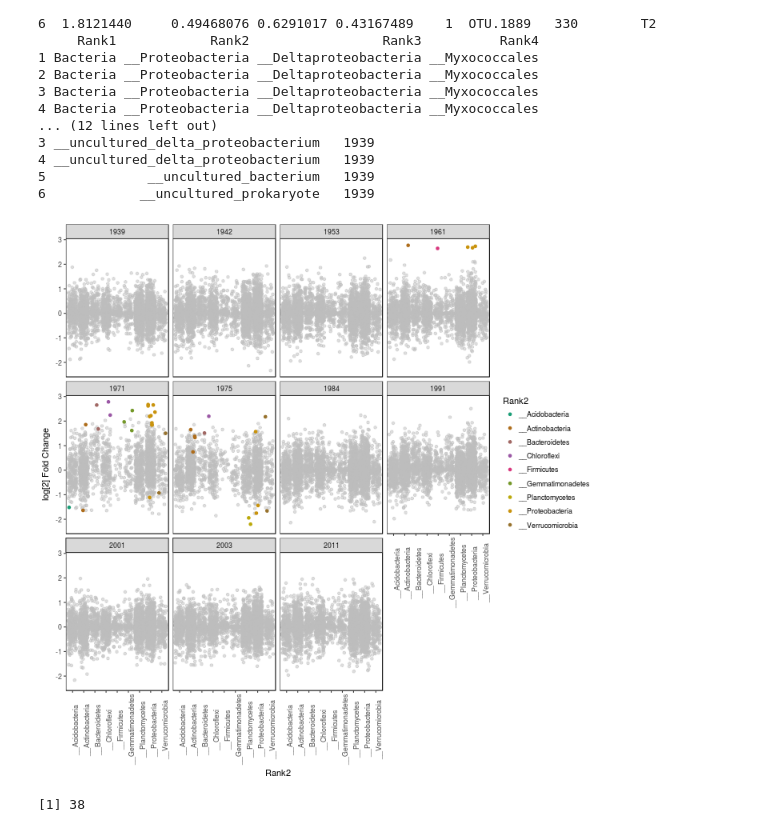
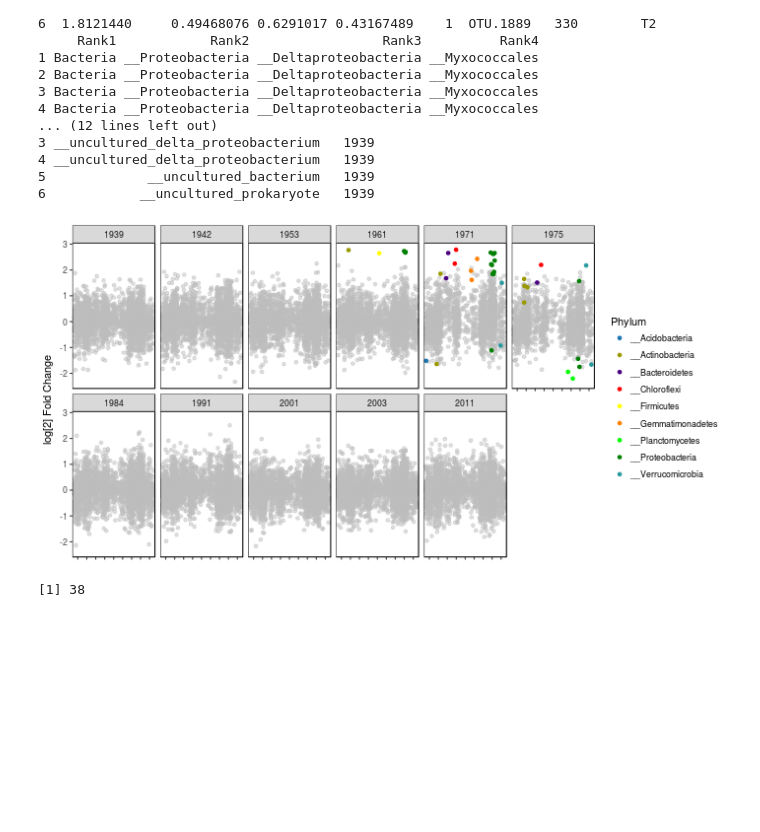
Before and after one commit to bdemmett/ERAhybrids, a Jupyter notebook: notebooks/DifferentialAbundance-1936vsHybrid.ipynb, the cells around one changed output. Cells and saved outputs as stored; diff of their text form; code cells hidden in the pictures; blank space fills up the shorter version.

```diff
--- a/notebooks/DifferentialAbundance-1936vsHybrid.ipynb
+++ b/notebooks/DifferentialAbundance-1936vsHybrid.ipynb
@@ -529,6 +529,22 @@ Phy_toKeep
 [5] __Planctomycetes   __Verrucomicrobia  __Bacteroidetes    __Gemmatimonadetes
 [9] __Firmicutes
 29 Levels: __Acidobacteria __Actinobacteria ... __WCHB1-60
+# %%
+%%R
+# Define tree color palete
+TreeColors = c("#1f78b4", #acidobacteria,
+               "#9a9a00", #Actinobacteria,
+                "#4b0082",  #Bacteroidetes,
+               #"#cc4392", #Candidate WS3,
+               "#ff0000",  #Chloroflexi,
+               #"#e31a1c", #Cyanobacteria,
+                '#ffff00', #firmicutes
+              "#ff8000",  #Gemmatoidetes,
+             #  "#000000",  #"JL-ETNP-Z39",
+               #"#000000", #Nitrospirae
+             "#00ff00", #Planctomycetes,
+               "#008000", #proteobacteria
+              "#299a9f")  #Verrucomicrobia
 # %%
 %%R
 # Identify phyla to remove from figure by low base mean and low l2f
@@ -566,31 +582,33 @@ head(DF.p)
 5             __uncultured_bacterium   1939
 6            __uncultured_prokaryote   1939
 # %%
-%%R -w 700 -h 700
+%%R -w 700 -h 350
 
 
 #df.adj = df_plant.t1[!is.na(df_plant.t1$padj),]
 
 df.sig = DF.p %>% filter(padj < 0.05)
 df.ns = DF.p %>% filter(padj >= 0.05)
 
-colourCount = length(unique(DF.p$Rank2)) + 1
-getPalette = colorRampPalette(brewer.pal(10, "Dark2"))
+#colourCount = length(unique(DF.p$Rank2)) + 1
+#getPalette = colorRampPalette(brewer.pal(10, "Dark2"))
 
 p = ggplot(DF.p)+
     geom_point(data = df.ns, aes(Rank2, log2FoldChange), color = "Grey", alpha = 0.5, position = "jitter") +
     scale_shape_identity() +
        geom_point(data = df.sig, aes(Rank2, log2FoldChange, color = Rank2),position = "jitter") +
                #geom_hline(y_intercept = .4) +
-    facet_wrap(~R_Year)+
+    facet_wrap(~R_Year, ncol = 6)+
     theme_pub() +
-    theme(axis.text.x = element_text(angle = 90)) +
-    labs(y = "log[2] Fold Change")
 
-p = p + scale_color_manual(values = getPalette(colourCount))
+    theme(axis.text.x = element_blank(), axis.title.x = element_blank())+#element_text(angle = 90)) +
+    labs(y = "log[2] Fold Change") +
+    guides(color = guide_legend(title = "Phylum"))
+
+p = p + scale_color_manual(values = TreeColors)
 p
 # %% [output]
-[figure, old version]
+[figure, new version]
 # %%
 %%R
  df.sig$OTU %>% unique %>% length
```
Also changed, not shown: 5 other files.
